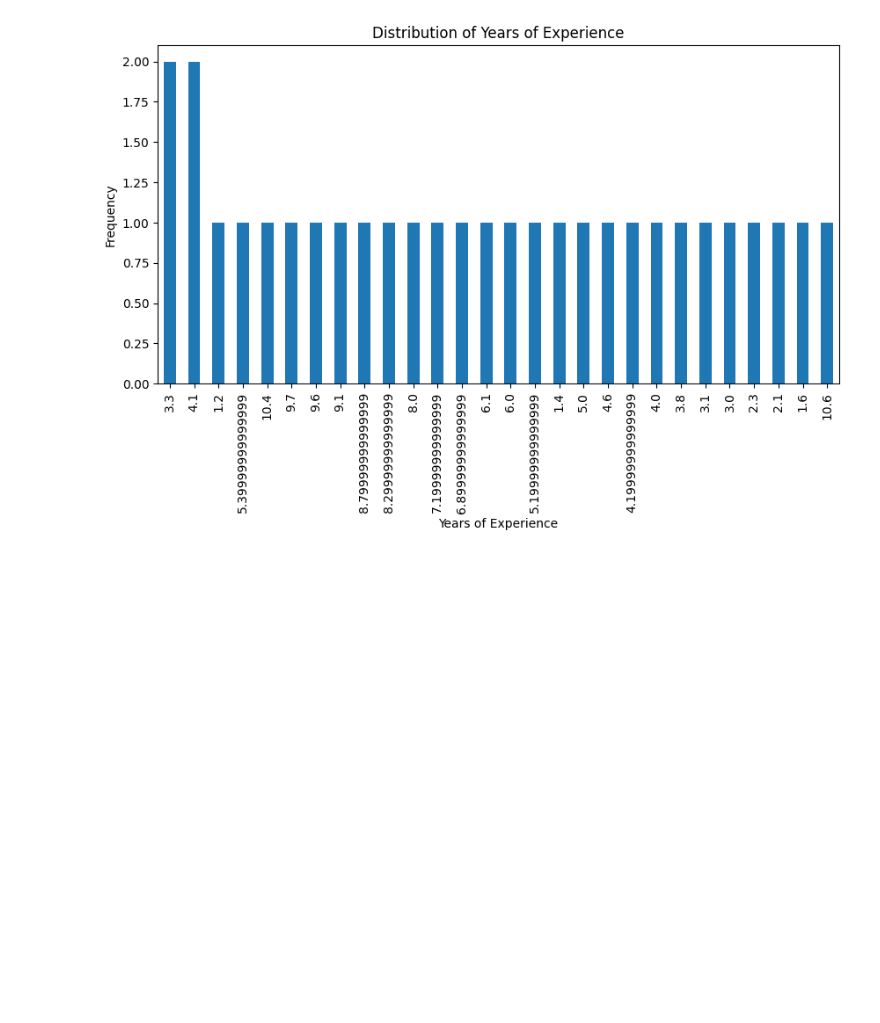
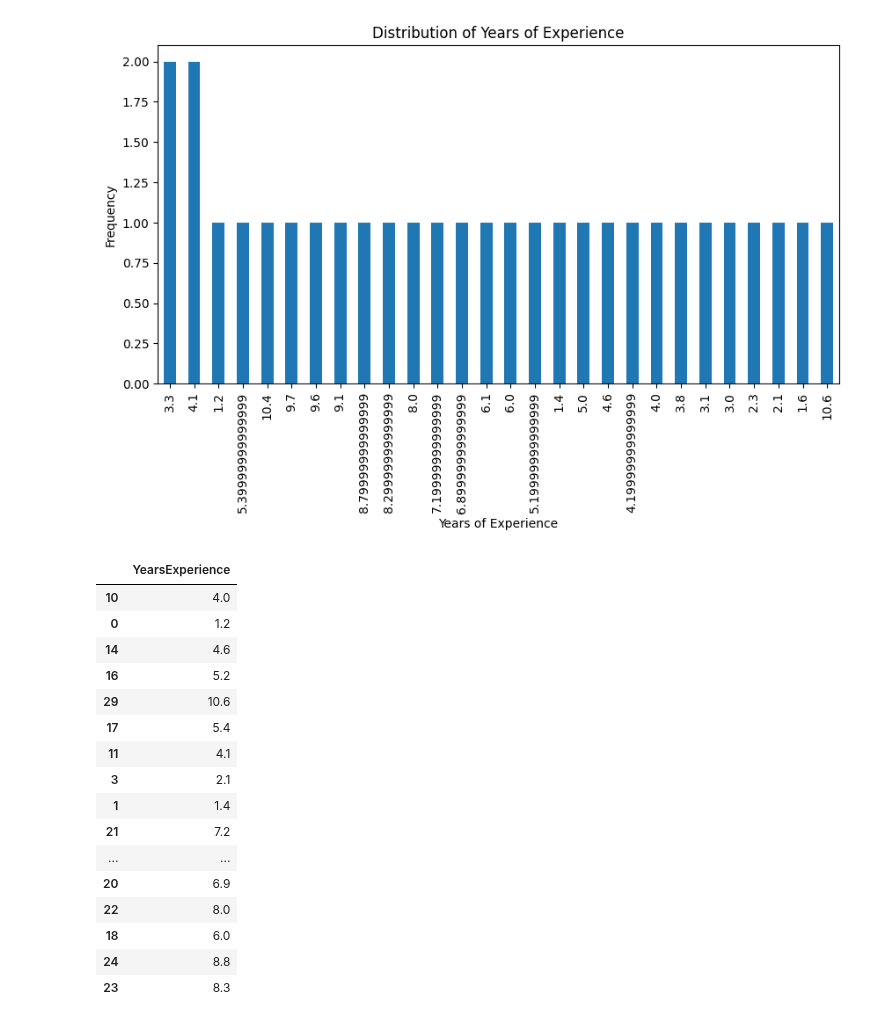
Before and after one commit to Vanshaj14Mohan/AIML-College, a Jupyter notebook: Assignment Three/main.ipynb, the cells around one changed output. Cells and saved outputs as stored; diff of their text form; code cells hidden in the pictures; blank space fills up the shorter version.

```diff
--- a/Assignment Three/main.ipynb
+++ b/Assignment Three/main.ipynb
@@ -164,0 +163,20 @@ Text(0, 0.5, 'Frequency')
+# %%
+x_train
+# %% [output]
+|  | YearsExperience |
+| 10 | 4.0 |
+| 0 | 1.2 |
+| 14 | 4.6 |
+| 16 | 5.2 |
+| 29 | 10.6 |
+| 17 | 5.4 |
+| 11 | 4.1 |
+| 3 | 2.1 |
+| 1 | 1.4 |
+| 21 | 7.2 |
+| ... | ... |
+| 20 | 6.9 |
+| 22 | 8.0 |
+| 18 | 6.0 |
+| 24 | 8.8 |
+| 23 | 8.3 |
```
Also changed, not shown: parts of 8 cells of this notebook.
